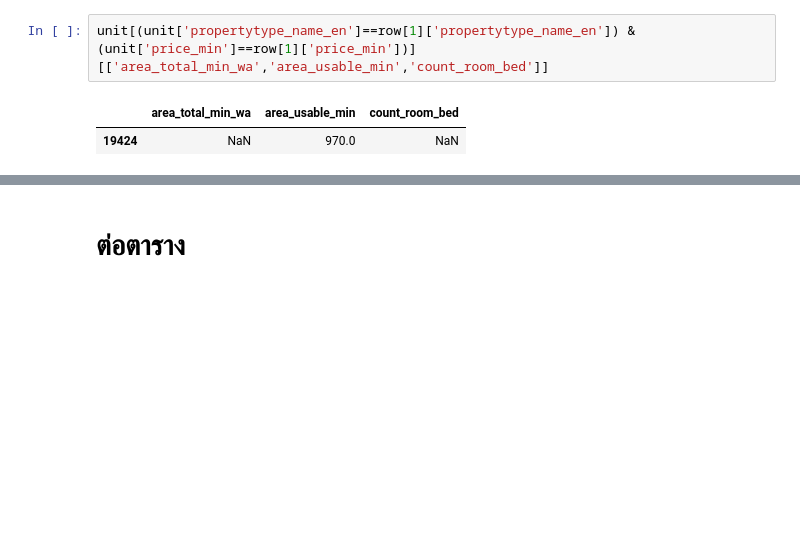
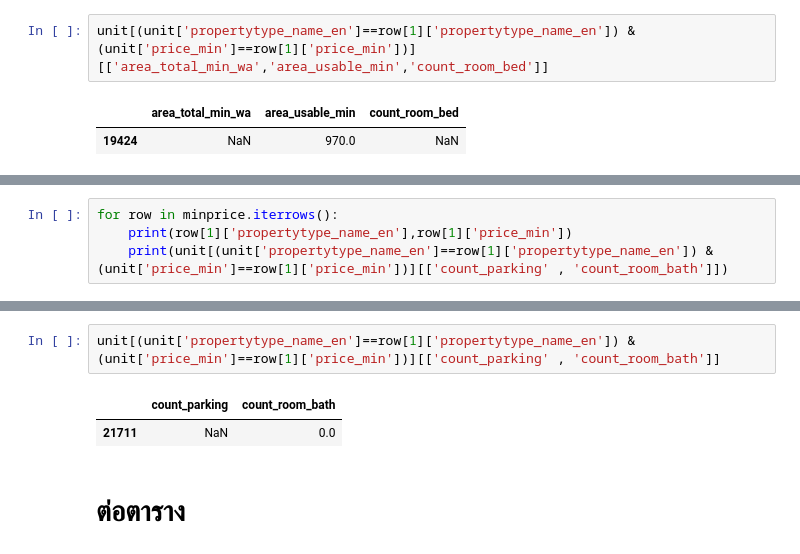
Before and after one commit to kumoromilee/BasicProg_DataViz65, a Jupyter notebook: pandas101.ipynb, the cells around one changed output, grey strips where cells are left out. Saved outputs shown, nothing was run; the diff lists cells and outputs as text; blank space fills up the shorter version.

```diff
--- a/pandas101.ipynb
+++ b/pandas101.ipynb
@@ -588,0 +633,4 @@ unit[(unit['propertytype_name_en']==row[1]['propertytype_name_en']) & (unit['pri
+# %%
+for row in minprice.iterrows():
+    print(row[1]['propertytype_name_en'],row[1]['price_min'])
+    print(unit[(unit['propertytype_name_en']==row[1]['propertytype_name_en']) & (unit['price_min']==row[1]['price_min'])][['count_parking' , 'count_room_bath']])
@@ -589,3 +655,8 @@ unit[(unit['propertytype_name_en']==row[1]['propertytype_name_en']) & (unit['pri
+# %%
+unit[(unit['propertytype_name_en']==row[1]['propertytype_name_en']) & (unit['price_min']==row[1]['price_min'])][['count_parking' , 'count_room_bath']]
+# %% [output]
+|  | count_parking | count_room_bath |
+| 21711 | NaN | 0.0 |
 # %% [markdown]
 # ต่อตาราง
 # %% [markdown]
```
Also changed, not shown: parts of 8 cells of this notebook.
